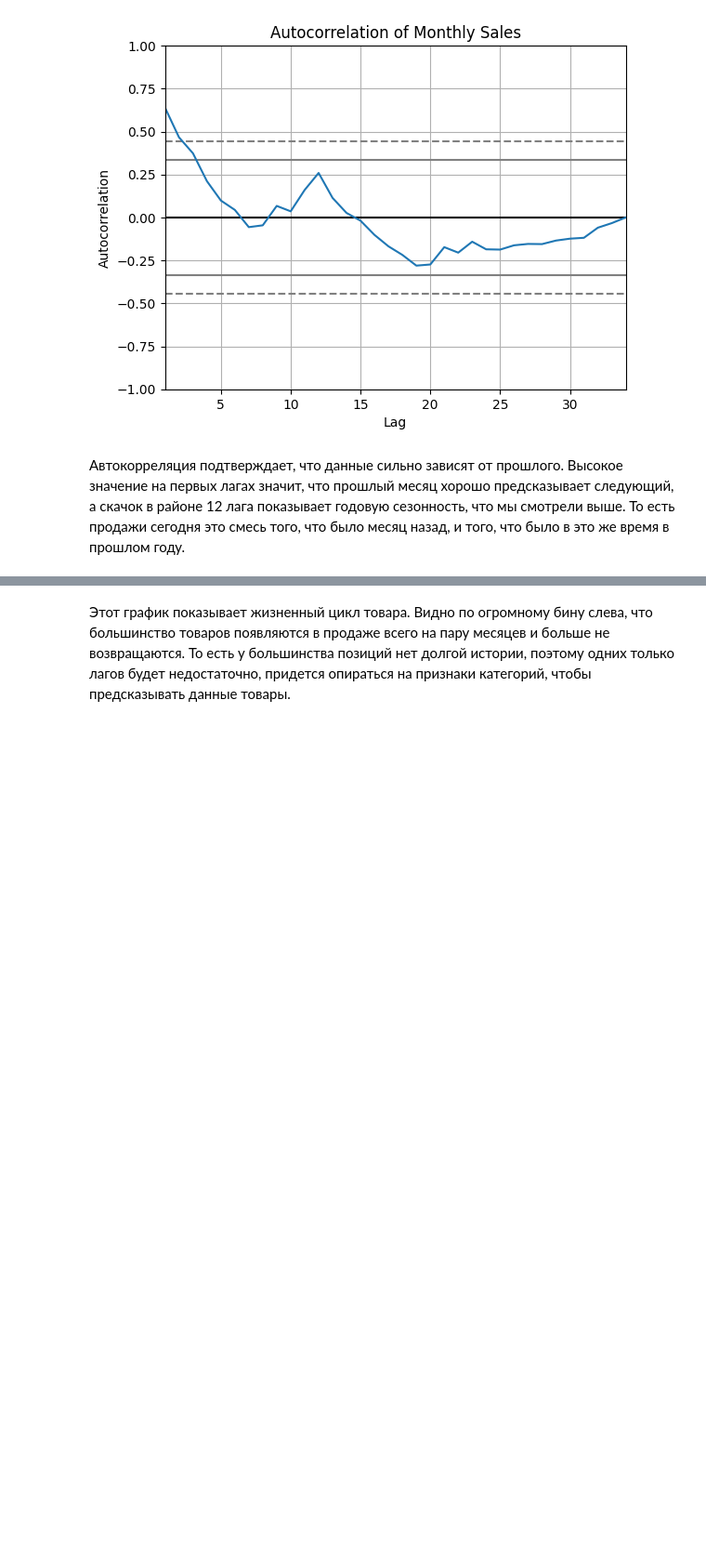
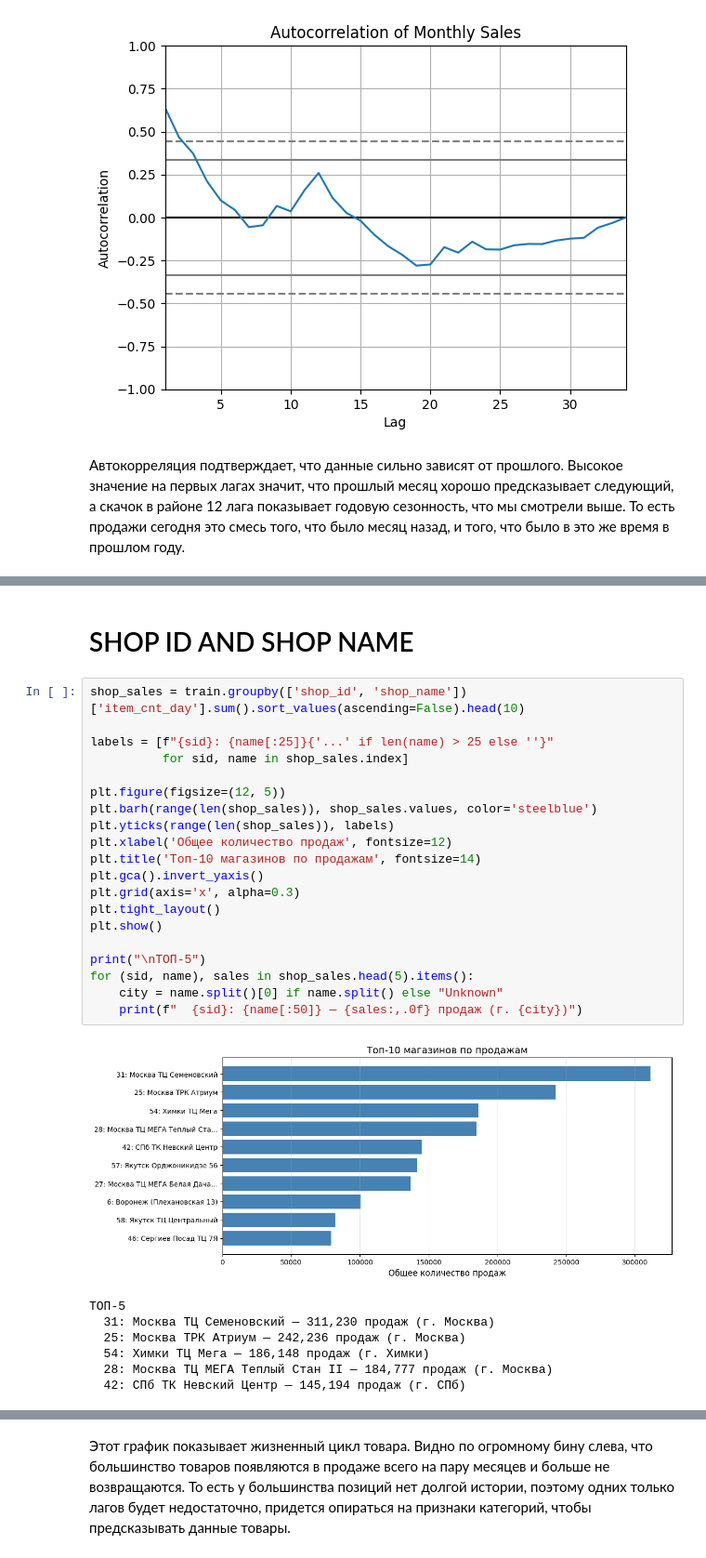
Before and after one commit to tsimafeiherman/internship, a Jupyter notebook: notebooks/eda.ipynb, the cells around one changed output, grey strips where cells are left out. Shown at 93% size. Drawn from its saved outputs; the diff is of its cells as text; blank space fills up the shorter version.

```diff
--- a/notebooks/eda.ipynb
+++ b/notebooks/eda.ipynb
@@ -187,0 +137,30 @@ plt.show()
+# %% [markdown]
+# SHOP ID AND SHOP NAME
+# %%
+shop_sales = train.groupby(['shop_id', 'shop_name'])['item_cnt_day'].sum().sort_values(ascending=False).head(10)
+
+labels = [f"{sid}: {name[:25]}{'...' if len(name) > 25 else ''}"
+          for sid, name in shop_sales.index]
+
+plt.figure(figsize=(12, 5))
+plt.barh(range(len(shop_sales)), shop_sales.values, color='steelblue')
+plt.yticks(range(len(shop_sales)), labels)
+plt.xlabel('Общее количество продаж', fontsize=12)
+plt.title('Топ-10 магазинов по продажам', fontsize=14)
+plt.gca().invert_yaxis()
+plt.grid(axis='x', alpha=0.3)
+plt.tight_layout()
+plt.show()
+
+print("\nТОП-5")
+for (sid, name), sales in shop_sales.head(5).items():
+    city = name.split()[0] if name.split() else "Unknown"
+    print(f"  {sid}: {name[:50]} — {sales:,.0f} продаж (г. {city})")
+# %% [output]
+[figure, added]
+ТОП-5
+  31: Москва ТЦ Семеновский — 311,230 продаж (г. Москва)
+  25: Москва ТРК Атриум — 242,236 продаж (г. Москва)
+  54: Химки ТЦ Мега — 186,148 продаж (г. Химки)
+  28: Москва ТЦ МЕГА Теплый Стан II — 184,777 продаж (г. Москва)
+  42: СПб ТК Невский Центр — 145,194 продаж (г. СПб)
```
Also changed, not shown: parts of 59 cells of this notebook, 5 other files.
